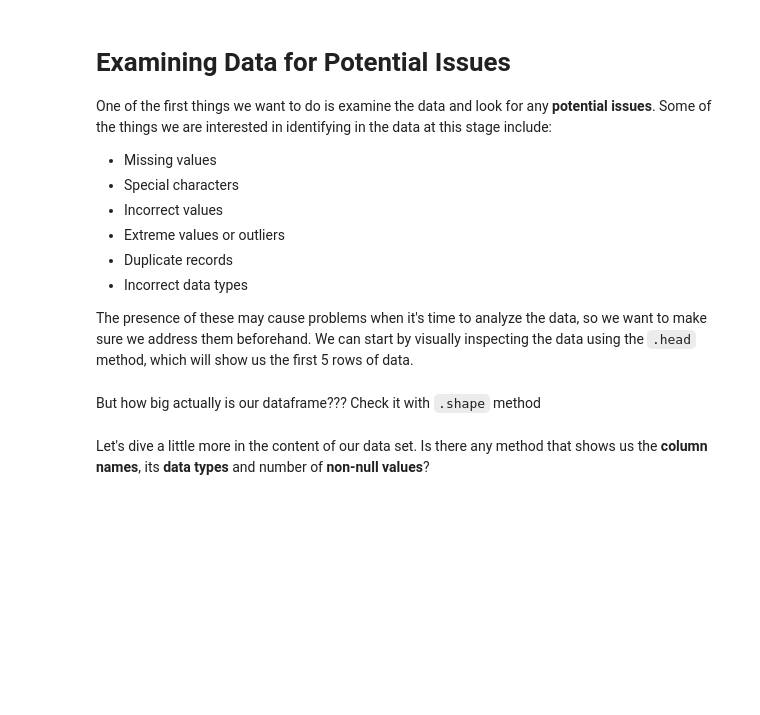
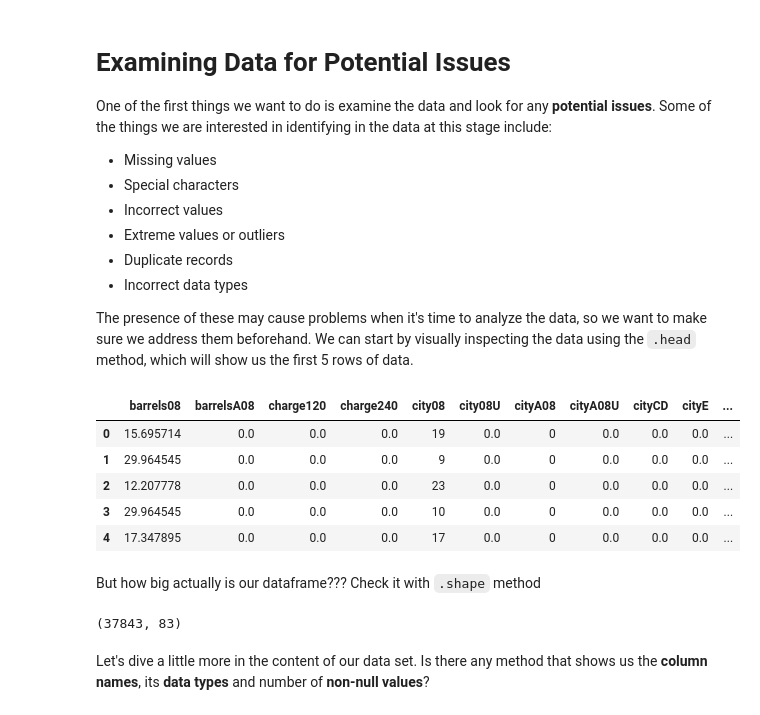
Before and after one commit to Ironhack-Data-Madrid-Mayo-2022/2.4-lab-data-cleaning, a Jupyter notebook: your-code/main.ipynb, the cells around one changed output. Drawn from its saved outputs; the diff is of its cells as text; code cells hidden in the pictures; blank space fills up the shorter version.

Commit message:
2.4-lab-data-cleaning

```diff
--- a/your-code/main.ipynb
+++ b/your-code/main.ipynb
@@ -24,10 +24,11 @@ The data set we are going to be using for this lesson is a messy version of the
 # %%
 import pandas as pd
 import numpy as np
+pd.set_option("display.max_columns", None)
 # %%
 #Load data from vehicles_messy.csv
 
-data = pd.read_csv('../data/vehicles_messy.csv')
+data = pd.read_csv(r"C:\Users\alexd\Ironhack\2.4-lab-data-cleaning\data\vehicles_messy.csv")
 # %% [markdown]
 # Examining Data for Potential Issues
 
@@ -43,10 +44,22 @@ One of the first things we want to do is examine the data and look for any **pot
 The presence of these may cause problems when it's time to analyze the data, so we want to make sure we address them beforehand. We can start by visually inspecting the data using the `.head` method, which will show us the first 5 rows of data.
 # %%
 #your code
+data.head()
+# %% [output]
+|  | barrels08 | barrelsA08 | charge120 | charge240 | city08 | city08U | cityA08 | cityA08U | cityCD | cityE | ... |
+| 0 | 15.695714 | 0.0 | 0.0 | 0.0 | 19 | 0.0 | 0 | 0.0 | 0.0 | 0.0 | ... |
+| 1 | 29.964545 | 0.0 | 0.0 | 0.0 | 9 | 0.0 | 0 | 0.0 | 0.0 | 0.0 | ... |
+| 2 | 12.207778 | 0.0 | 0.0 | 0.0 | 23 | 0.0 | 0 | 0.0 | 0.0 | 0.0 | ... |
+| 3 | 29.964545 | 0.0 | 0.0 | 0.0 | 10 | 0.0 | 0 | 0.0 | 0.0 | 0.0 | ... |
+| 4 | 17.347895 | 0.0 | 0.0 | 0.0 | 17 | 0.0 | 0 | 0.0 | 0.0 | 0.0 | ... |
 # %% [markdown]
 But how big actually is our dataframe??? Check it with `.shape` method
 # %%
 #your code
+shape_orig=data.shape
+shape_orig
+# %% [output]
+(37843, 83)
 # %% [markdown]
 Let's dive a little more in the content of our data set. Is there any method that shows us the **column names**, its **data types** and number of **non-null values**?
 # %%
```
Also changed, not shown: parts of 40 cells of this notebook, 1 other file.
